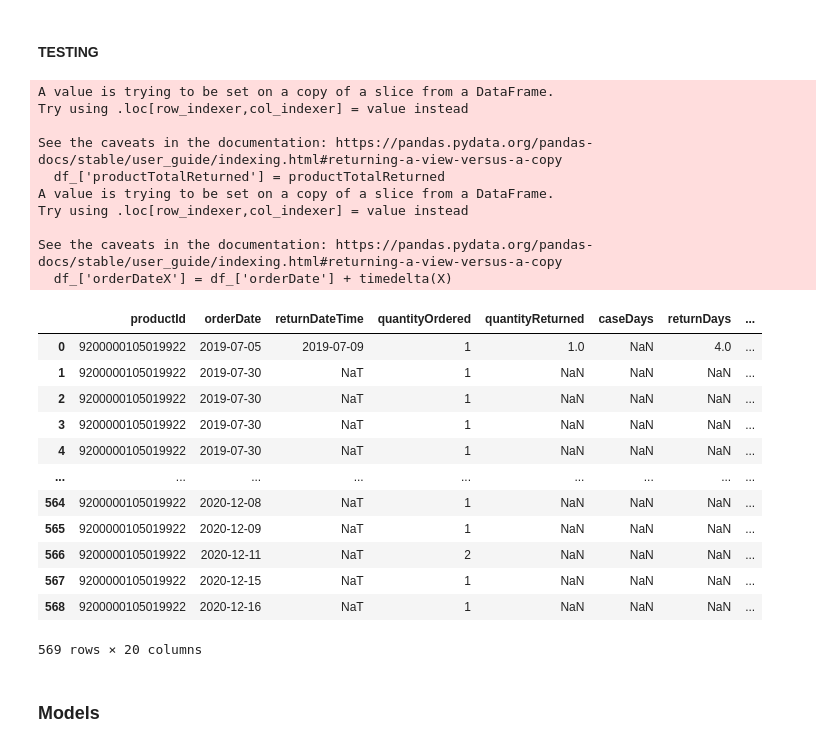
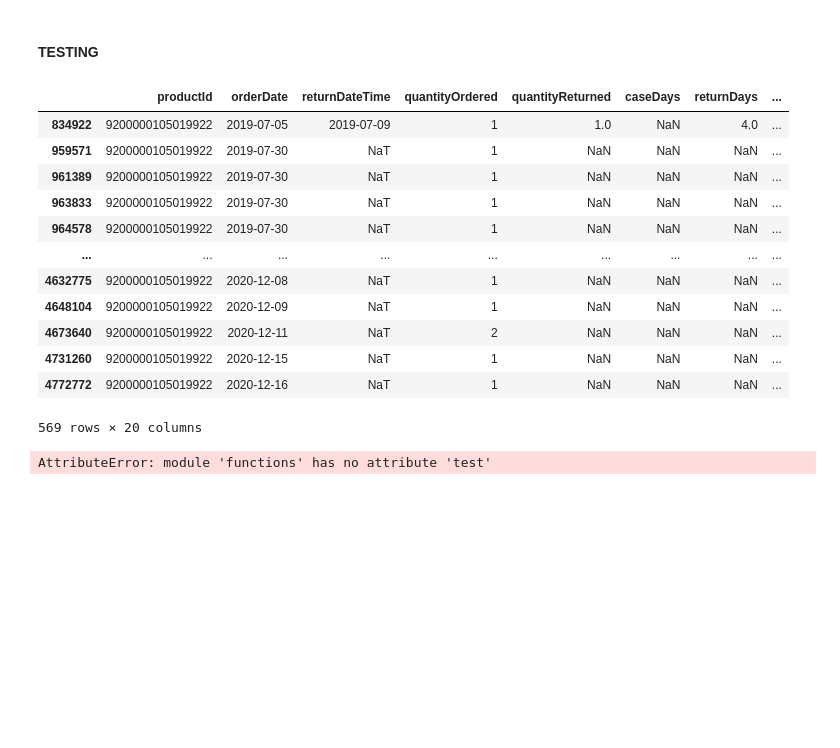
Before and after one commit to thomas-brink/CAT-HCOT, a Jupyter notebook: SeminarCode_Complete.ipynb, the cells around one changed output. Saved outputs shown, nothing was run; the diff lists cells and outputs as text; code cells hidden in the pictures; blank space fills up the shorter version.

```diff
--- a/SeminarCode_Complete.ipynb
+++ b/SeminarCode_Complete.ipynb
@@ -246,7 +247,7 @@ def transporterCluster(transporterCode):
         return 'DHL'
     elif transporterCode in ['DPD-NL','DPD-BE']:
         return 'DPD'
-    elif transporterCode in ['BRIEFPOST','BPOST_BE','BPOST_BRIEF','DHL-GLOBAL-MAIL','TNT_BRIEF']:
+    elif transporterCode in ['BRIEFPOST','BPOST_BRIEF','DHL-GLOBAL-MAIL','TNT_BRIEF']:
         return 'BRIEF'
     else:
         return 'OTHER'
@@ -693,40 +392,31 @@ def addSellerColumnsX(df,X):
 # %%
 # df_ = df.loc[(df['productId'] == 9300000000762808) | (df['productId'] == 9200000101821794)]
 df_ = df.loc[(df['productId'] == 9200000105019922)]
 # df_ = df.loc[df['sellerId'] == 1003411]
 df_ = df_[['productId','orderDate','returnDateTime','quantityOrdered','quantityReturned',
            'caseDays','returnDays','cancellationDays','actualDeliveryDays','onTimeDelivery',
            'transporterCodeGeneral','shipmentDays']]
 # df_ = df_[['productId','orderDate','productTotalCount','productOrderCount','productTotalReturned']]
 # df_ = df_[['sellerId','orderDate','quantityOrdered','partnerSellingMonths']]
 
-#df_ = addProductColumns(df_)
-#df_ = addProductColumnsX(df_,2)
-df_ = addProductColumns(df_,2)
+#df_ = functions.addProductColumns(df_,0)
+df_ = functions.addKnownColumns(df_,0)
 df_
 # %% [output]
+|  | productId | orderDate | returnDateTime | quantityOrdered | quantityReturned | caseDays | returnDays | ... |
+| 834922 | 9200000105019922 | 2019-07-05 | 2019-07-09 | 1 | 1.0 | NaN | 4.0 | ... |
+| 959571 | 9200000105019922 | 2019-07-30 | NaT | 1 | NaN | NaN | NaN | ... |
+| 961389 | 9200000105019922 | 2019-07-30 | NaT | 1 | NaN | NaN | NaN | ... |
+| 963833 | 9200000105019922 | 2019-07-30 | NaT | 1 | NaN | NaN | NaN | ... |
+| 964578 | 9200000105019922 | 2019-07-30 | NaT | 1 | NaN | NaN | NaN | ... |
+| ... | ... | ... | ... | ... | ... | ... | ... | ... |
+| 4632775 | 9200000105019922 | 2020-12-08 | NaT | 1 | NaN | NaN | NaN | ... |
+| 4648104 | 9200000105019922 | 2020-12-09 | NaT | 1 | NaN | NaN | NaN | ... |
+| 4673640 | 9200000105019922 | 2020-12-11 | NaT | 2 | NaN | NaN | NaN | ... |
+| 4731260 | 9200000105019922 | 2020-12-15 | NaT | 1 | NaN | NaN | NaN | ... |
+| 4772772 | 9200000105019922 | 2020-12-16 | NaT | 1 | NaN | NaN | NaN | ... |
-A value is trying to be set on a copy of a slice from a DataFrame.
-Try using .loc[row_indexer,col_indexer] = value instead
-
-See the caveats in the documentation: https://pandas.pydata.org/pandas-docs/stable/user_guide/indexing.html#returning-a-view-versus-a-copy
-  df_['productTotalReturned'] = productTotalReturned
-A value is trying to be set on a copy of a slice from a DataFrame.
-Try using .loc[row_indexer,col_indexer] = value instead
-
-See the caveats in the documentation: https://pandas.pydata.org/pandas-docs/stable/user_guide/indexing.html#returning-a-view-versus-a-copy
-  df_['orderDateX'] = df_['orderDate'] + timedelta(X)
+569 rows × 20 columns
-|  | productId | orderDate | returnDateTime | quantityOrdered | quantityReturned | caseDays | returnDays | ... |
-| 0 | 9200000105019922 | 2019-07-05 | 2019-07-09 | 1 | 1.0 | NaN | 4.0 | ... |
-| 1 | 9200000105019922 | 2019-07-30 | NaT | 1 | NaN | NaN | NaN | ... |
-| 2 | 9200000105019922 | 2019-07-30 | NaT | 1 | NaN | NaN | NaN | ... |
-| 3 | 9200000105019922 | 2019-07-30 | NaT | 1 | NaN | NaN | NaN | ... |
-| 4 | 9200000105019922 | 2019-07-30 | NaT | 1 | NaN | NaN | NaN | ... |
-| ... | ... | ... | ... | ... | ... | ... | ... | ... |
-| 564 | 9200000105019922 | 2020-12-08 | NaT | 1 | NaN | NaN | NaN | ... |
-| 565 | 9200000105019922 | 2020-12-09 | NaT | 1 | NaN | NaN | NaN | ... |
-| 566 | 9200000105019922 | 2020-12-11 | NaT | 2 | NaN | NaN | NaN | ... |
-| 567 | 9200000105019922 | 2020-12-15 | NaT | 1 | NaN | NaN | NaN | ... |
-| 568 | 9200000105019922 | 2020-12-16 | NaT | 1 | NaN | NaN | NaN | ... |
-569 rows × 20 columns
-# %% [markdown]
-### Models
+# %%
+functions.test
+# %% [output]
+AttributeError: module 'functions' has no attribute 'test'
```
Also changed, not shown: parts of 11 cells of this notebook.
